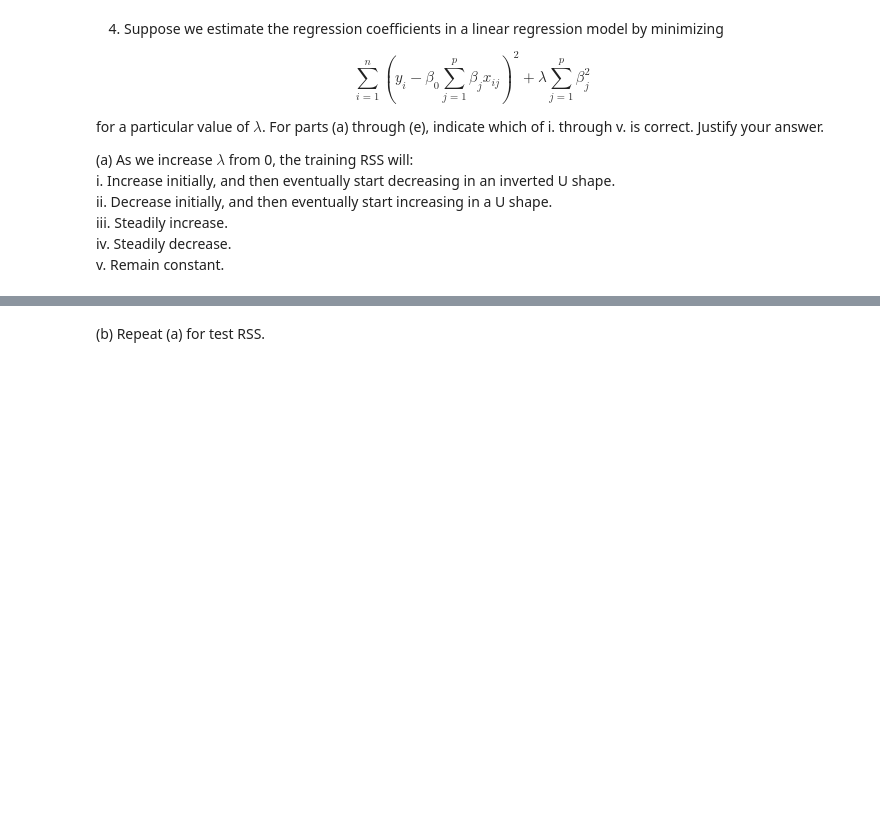
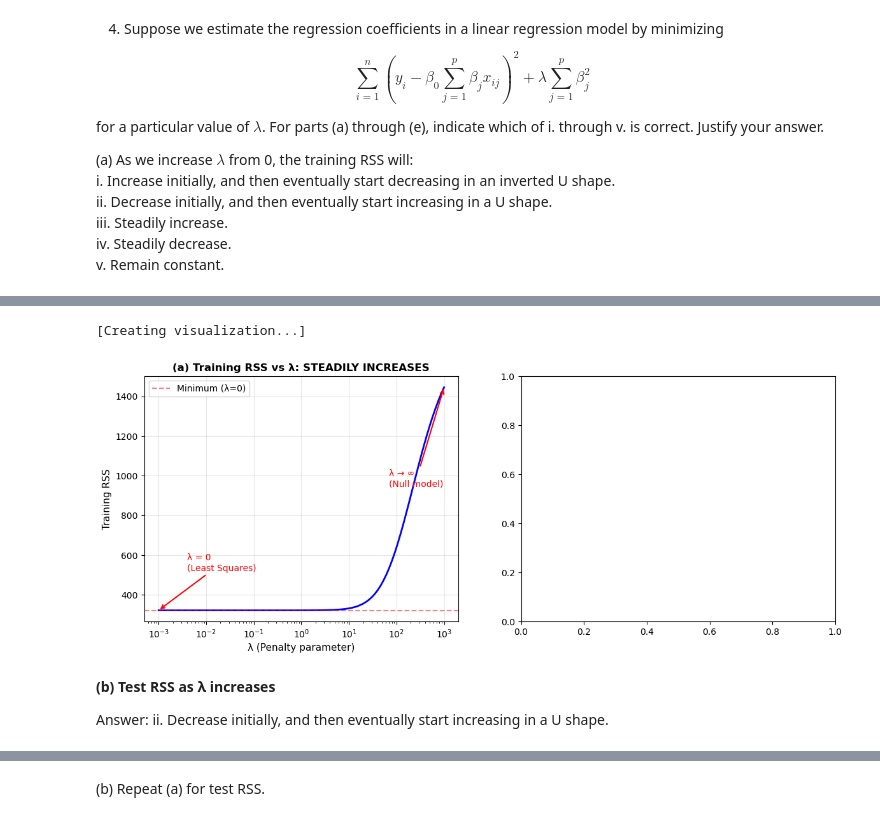
Before and after one commit to zozoking101/An-Introduction-to-Statistical-Learning-with-Applications-in-Python, a Jupyter notebook: 6_Linear_Model_Selection_and_Regularization/Chapter_6.ipynb, the cells around one changed output, grey strips where cells are left out. Saved outputs shown, nothing was run; the diff lists cells and outputs as text; code cells hidden in the pictures; blank space fills up the shorter version.

```diff
--- a/6_Linear_Model_Selection_and_Regularization/Chapter_6.ipynb
+++ b/6_Linear_Model_Selection_and_Regularization/Chapter_6.ipynb
@@ -3403,0 +3008,57 @@ print("\n✓ All visualizations complete!")
+# %%
+# Generate data
+np.random.seed(42)
+n, p = 100, 5
+
+X = np.random.randn(n, p)
+true_beta = np.array([3, -2, 1.5, 0, 0])
+y = X @ true_beta + np.random.randn(n) * 2
+
+# Standardize
+scaler_X = StandardScaler()
+X_scaled = scaler_X.fit_transform(X)
+
+# Try different values of λ
+lambdas = np.logspace(-3, 3, 100)
+train_rss = []
+coef_norms = []
+
+for lam in lambdas:
+    ridge = Ridge(alpha=lam)
+    ridge.fit(X_scaled, y)
+    y_pred = ridge.predict(X_scaled)
+    rss = np.sum((y - y_pred) ** 2)
+    train_rss.append(rss)
+    coef_norms.append(np.sum(ridge.coef_ ** 2))  # L2 norm squared
+
+# Plot
+fig, axes = plt.subplots(1, 2, figsize=(14, 5))
+
+ax = axes[0]
+ax.plot(lambdas, train_rss, 'b-', linewidth=2)
+ax.set_xlabel('λ (Penalty parameter)', fontsize=11)
+ax.set_ylabel('Training RSS', fontsize=11)
+ax.set_title('(a) Training RSS vs λ: STEADILY INCREASES', fontsize=12, fontweight='bold')
+ax.set_xscale('log')
+ax.grid(True, alpha=0.3)
+ax.axhline(y=train_rss[0], color='r', linestyle='--', alpha=0.5, label='Minimum (λ=0)')
+ax.legend()
+
+# Annotate
+ax.annotate('λ = 0\n(Least Squares)', xy=(lambdas[0], train_rss[0]),
+            xytext=(lambdas[10], train_rss[0] + 200),
+            arrowprops=dict(arrowstyle='->', color='red', lw=1.5),
+            fontsize=10, color='red')
+ax.annotate('λ → ∞\n(Null model)', xy=(lambdas[-1], train_rss[-1]),
+            xytext=(lambdas[-20], train_rss[-1] - 500),
+            arrowprops=dict(arrowstyle='->', color='red', lw=1.5),
+            fontsize=10, color='red')
+
+print("\n[Creating visualization...]")
+# %% [output]
+[Creating visualization...]
+[figure, added]
+# %% [markdown]
+**(b) Test RSS as λ increases**
+
+Answer: ii. Decrease initially, and then eventually start increasing in a U shape.
```
Also changed, not shown: parts of 17 cells of this notebook, 3 other files.
